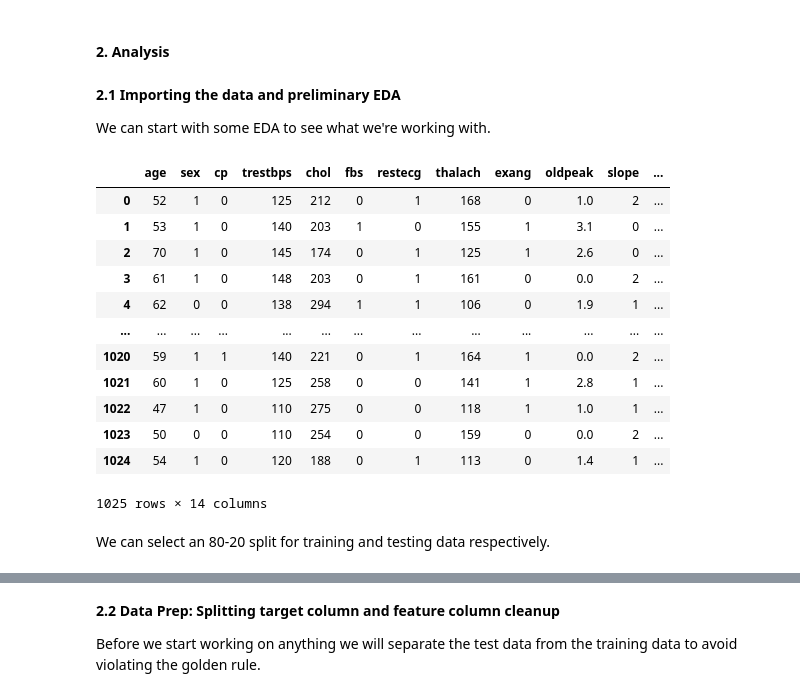
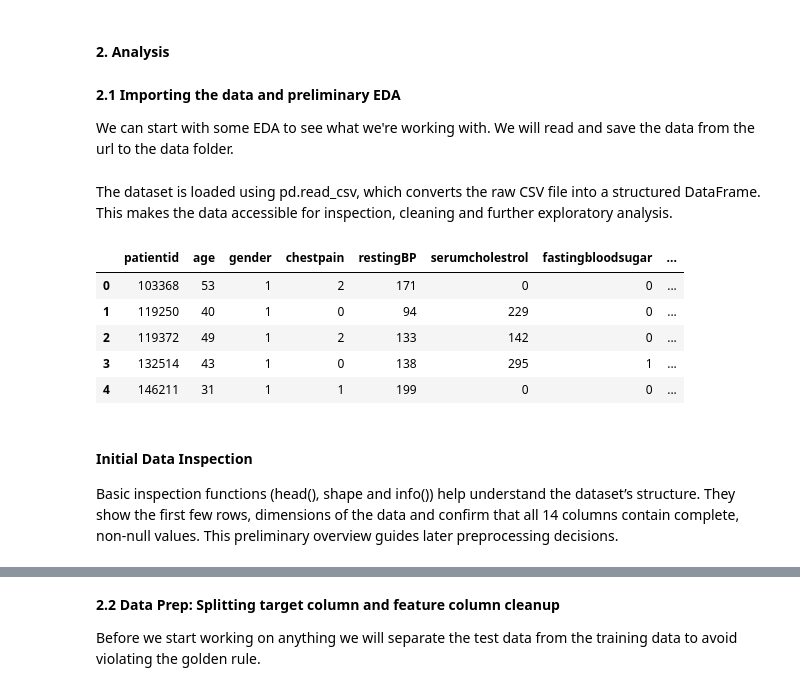
Before and after one commit to Olytics/Heart-Disease-Predictor, a Jupyter notebook: heart_disease_analysis.ipynb, the cells around one changed output, grey strips where cells are left out. Drawn from its saved outputs; the diff is of its cells as text; code cells hidden in the pictures.

```diff
--- a/heart_disease_analysis.ipynb
+++ b/heart_disease_analysis.ipynb
@@ -37,24 +47,29 @@ A detailed explanation of all the important features are provided from the same
 # %% [markdown]
 **2.1 Importing the data and preliminary EDA**
 
-We can start with some EDA to see what we're working with.
+We can start with some EDA to see what we're working with. We will read and save the data from the url to the data folder.
+# %% [markdown]
+The dataset is loaded using pd.read_csv, which converts the raw CSV file into a structured DataFrame. This makes the data accessible for inspection, cleaning and further exploratory analysis.
 # %%
-df = pd.read_csv("./data/heart.csv")
-df
-# EDA CODE AND MARKDOWN PART
+url = "https://prod-dcd-datasets-cache-zipfiles.s3.eu-west-1.amazonaws.com/dzz48mvjht-1.zip"
+
+request = requests.get(url)
+with open("./data/raw/Cardiovascular_Disease_Dataset_original.zip", 'wb') as f:
+    f.write(request.content)
+
+with zipfile.ZipFile("./data/raw/Cardiovascular_Disease_Dataset_original.zip", 'r') as zip_ref:
+    zip_ref.extractall("./data/raw")
-# %% [output]
-|  | age | sex | cp | trestbps | chol | fbs | restecg | thalach | exang | oldpeak | slope | ... |
-| 0 | 52 | 1 | 0 | 125 | 212 | 0 | 1 | 168 | 0 | 1.0 | 2 | ... |
-| 1 | 53 | 1 | 0 | 140 | 203 | 1 | 0 | 155 | 1 | 3.1 | 0 | ... |
-| 2 | 70 | 1 | 0 | 145 | 174 | 0 | 1 | 125 | 1 | 2.6 | 0 | ... |
-| 3 | 61 | 1 | 0 | 148 | 203 | 0 | 1 | 161 | 0 | 0.0 | 2 | ... |
-| 4 | 62 | 0 | 0 | 138 | 294 | 1 | 1 | 106 | 0 | 1.9 | 1 | ... |
-| ... | ... | ... | ... | ... | ... | ... | ... | ... | ... | ... | ... | ... |
-| 1020 | 59 | 1 | 1 | 140 | 221 | 0 | 1 | 164 | 1 | 0.0 | 2 | ... |
-| 1021 | 60 | 1 | 0 | 125 | 258 | 0 | 0 | 141 | 1 | 2.8 | 1 | ... |
-| 1022 | 47 | 1 | 0 | 110 | 275 | 0 | 0 | 118 | 1 | 1.0 | 1 | ... |
-| 1023 | 50 | 0 | 0 | 110 | 254 | 0 | 0 | 159 | 0 | 0.0 | 2 | ... |
-| 1024 | 54 | 1 | 0 | 120 | 188 | 0 | 1 | 113 | 0 | 1.4 | 1 | ... |
-1025 rows × 14 columns
-# %% [markdown]
-We can select an 80-20 split for training and testing data respectively.
+# %%
+df = pd.read_csv('./data/raw/Cardiovascular_Disease_Dataset/Cardiovascular_Disease_Dataset.csv')
+df.head()
+# %% [output]
+|  | patientid | age | gender | chestpain | restingBP | serumcholestrol | fastingbloodsugar | ... |
+| 0 | 103368 | 53 | 1 | 2 | 171 | 0 | 0 | ... |
+| 1 | 119250 | 40 | 1 | 0 | 94 | 229 | 0 | ... |
+| 2 | 119372 | 49 | 1 | 2 | 133 | 142 | 0 | ... |
+| 3 | 132514 | 43 | 1 | 0 | 138 | 295 | 1 | ... |
+| 4 | 146211 | 31 | 1 | 1 | 199 | 0 | 0 | ... |
+# %% [markdown]
+#### Initial Data Inspection
+
+Basic inspection functions (head(), shape and info()) help understand the dataset’s structure. They show the first few rows, dimensions of the data and confirm that all 14 columns contain complete, non-null values. This preliminary overview guides later preprocessing decisions.
```
Also changed, not shown: parts of 29 cells of this notebook.
